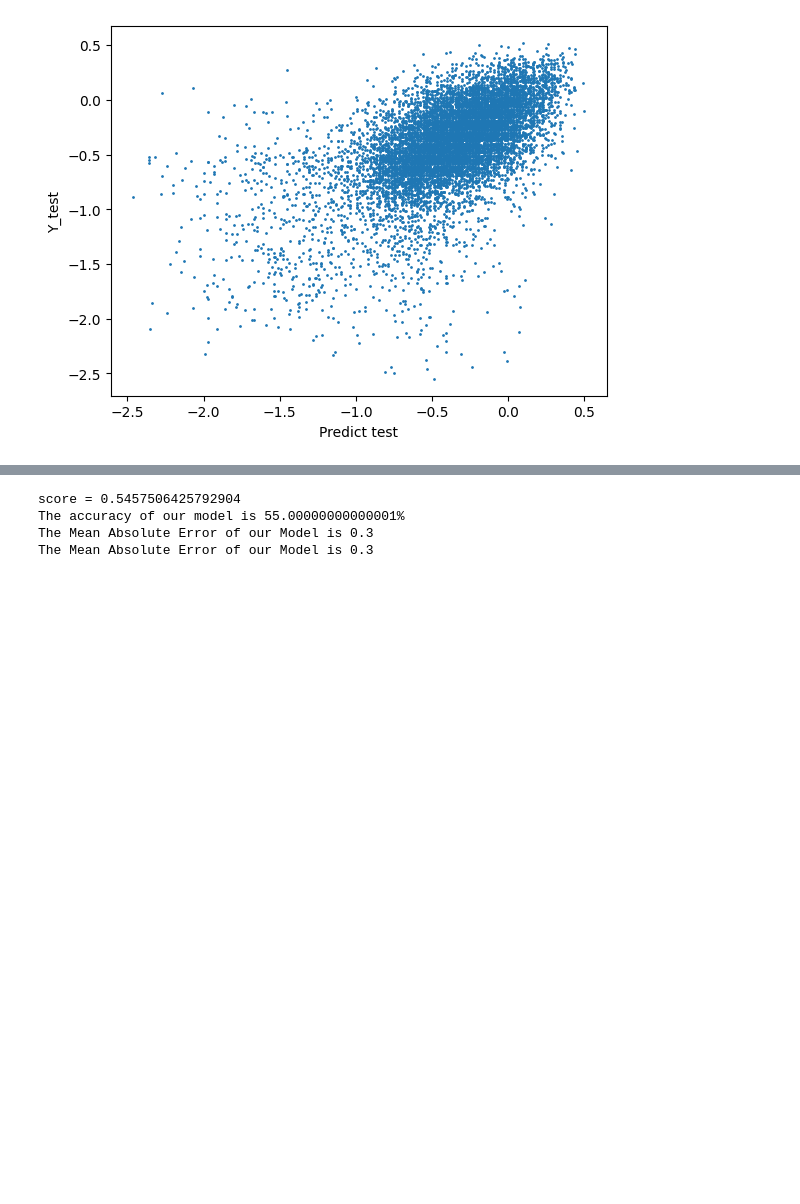
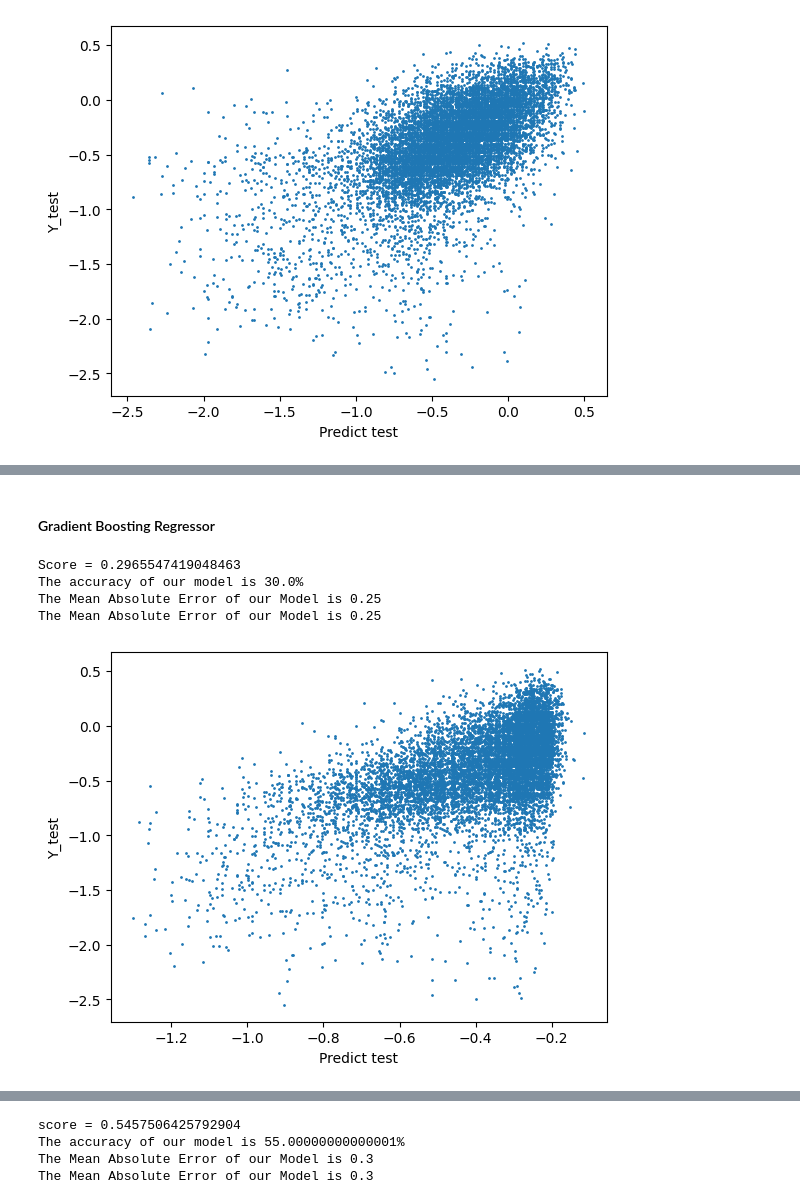
Before and after one commit to ceflopes/splusspectra, a Jupyter notebook: RedeNeural/OutrosMetodos.ipynb, the cells around one changed output, grey strips where cells are left out. Drawn from its saved outputs; the diff is of its cells as text; code cells hidden in the pictures; blank space fills up the shorter version.

```diff
--- a/RedeNeural/OutrosMetodos.ipynb
+++ b/RedeNeural/OutrosMetodos.ipynb
@@ -505,25 +604,33 @@ print("The Mean Absolute Error of our Model is {}".format(round(score3, 2)))
+# %% [markdown]
+#### Gradient Boosting Regressor
 # %%
-feh = GradientBoostingRegressor(random_state=11085)
+feh = GradientBoostingRegressor(learning_rate=0.1, n_estimators=50, subsample=0.1, criterion="squared_error", random_state=11085, max_features="log2")
 
 feh.fit(x_train, y_train)
 predfeh = feh.predict(x_test)
 
 
 # plota o pred de acordo com o Y_test (teff)
 plt.scatter(predfeh, y_test, s=1)
-#plt.xlim(-1, 1)
-#plt.ylim(-1, 1)
+#plt.xlim(-3, 1)
+#plt.ylim(-3, 1)
 plt.xlabel('Predict test')
 plt.ylabel('Y_test')
 
 
 print(f'Score = {feh.score(x_test, y_test)}')
 
 score1 = r2_score(y_test, predfeh)
 print("The accuracy of our model is {}%".format(round(score1, 2) *100))
 
 score2 = mean_absolute_error(y_test, predfeh)
 print("The Mean Absolute Error of our Model is {}".format(round(score2, 2)))
 
 score3 = mean_absolute_error(y_test, predfeh)
 print("The Mean Absolute Error of our Model is {}".format(round(score3, 2)))
+# %% [output]
+Score = 0.2965547419048463
+The accuracy of our model is 30.0%
+The Mean Absolute Error of our Model is 0.25
+The Mean Absolute Error of our Model is 0.25
+[figure, added]
```
Also changed, not shown: parts of 28 cells of this notebook.
